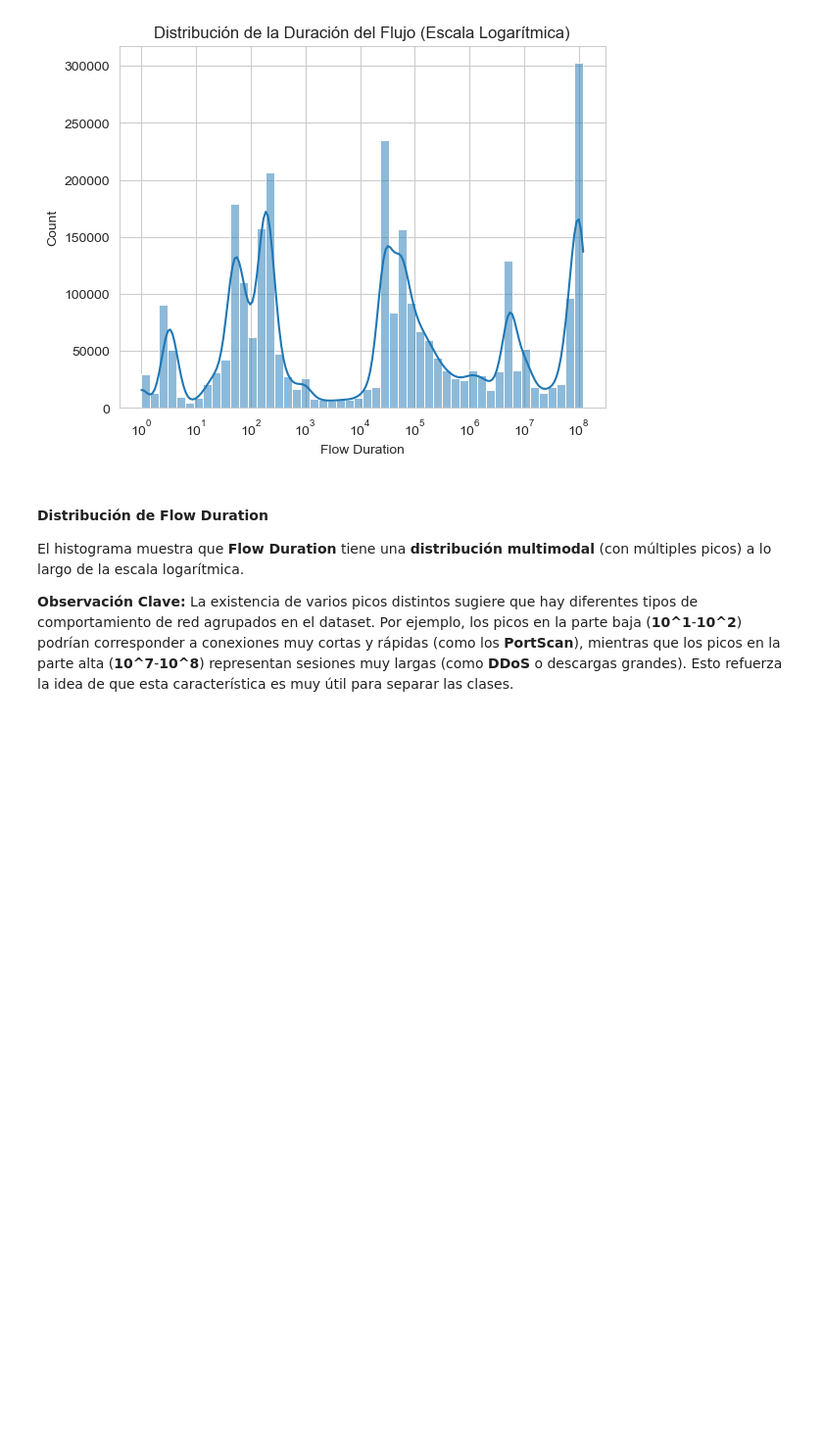
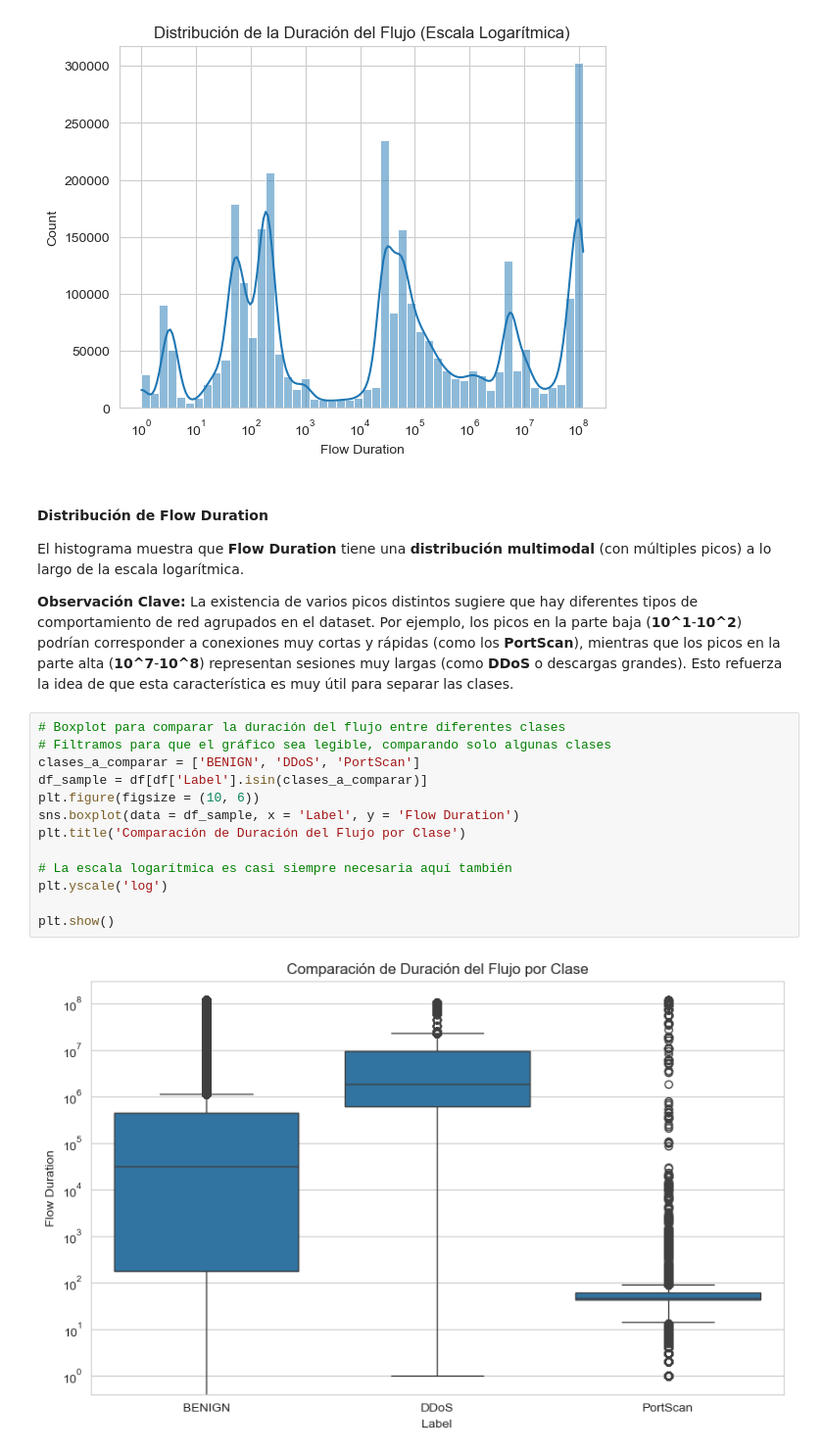
Before and after one commit to mauucrv/Detector-De-Intrusiones, a Jupyter notebook: notebooks/01_exploratory_data_analysis.ipynb, the cells around one changed output. Shown: that part at 98% size. Cells and saved outputs as stored; diff of their text form; blank space fills up the shorter version.

Commit message:
feat: Analiza la predictividad de Flow Duration con boxplot

```diff
--- a/notebooks/01_exploratory_data_analysis.ipynb
+++ b/notebooks/01_exploratory_data_analysis.ipynb
@@ -119,3 +119,18 @@ plt.show()
 El histograma muestra que **Flow Duration** tiene una **distribución multimodal** (con múltiples picos) a lo largo de la escala logarítmica.
 
 **Observación Clave:** La existencia de varios picos distintos sugiere que hay diferentes tipos de comportamiento de red agrupados en el dataset. Por ejemplo, los picos en la parte baja (**10^1**-**10^2**) podrían corresponder a conexiones muy cortas y rápidas (como los **PortScan**), mientras que los picos en la parte alta (**10^7**-**10^8**) representan sesiones muy largas (como **DDoS** o descargas grandes). Esto refuerza la idea de que esta característica es muy útil para separar las clases.
+# %%
+# Boxplot para comparar la duración del flujo entre diferentes clases
+# Filtramos para que el gráfico sea legible, comparando solo algunas clases
+clases_a_comparar = ['BENIGN', 'DDoS', 'PortScan']
+df_sample = df[df['Label'].isin(clases_a_comparar)]
+plt.figure(figsize = (10, 6))
+sns.boxplot(data = df_sample, x = 'Label', y = 'Flow Duration')
+plt.title('Comparación de Duración del Flujo por Clase')
+
+# La escala logarítmica es casi siempre necesaria aquí también
+plt.yscale('log')
+
+plt.show()
+# %% [output]
+[figure, added]
```
Also changed, not shown: parts of 1 cell of this notebook.
